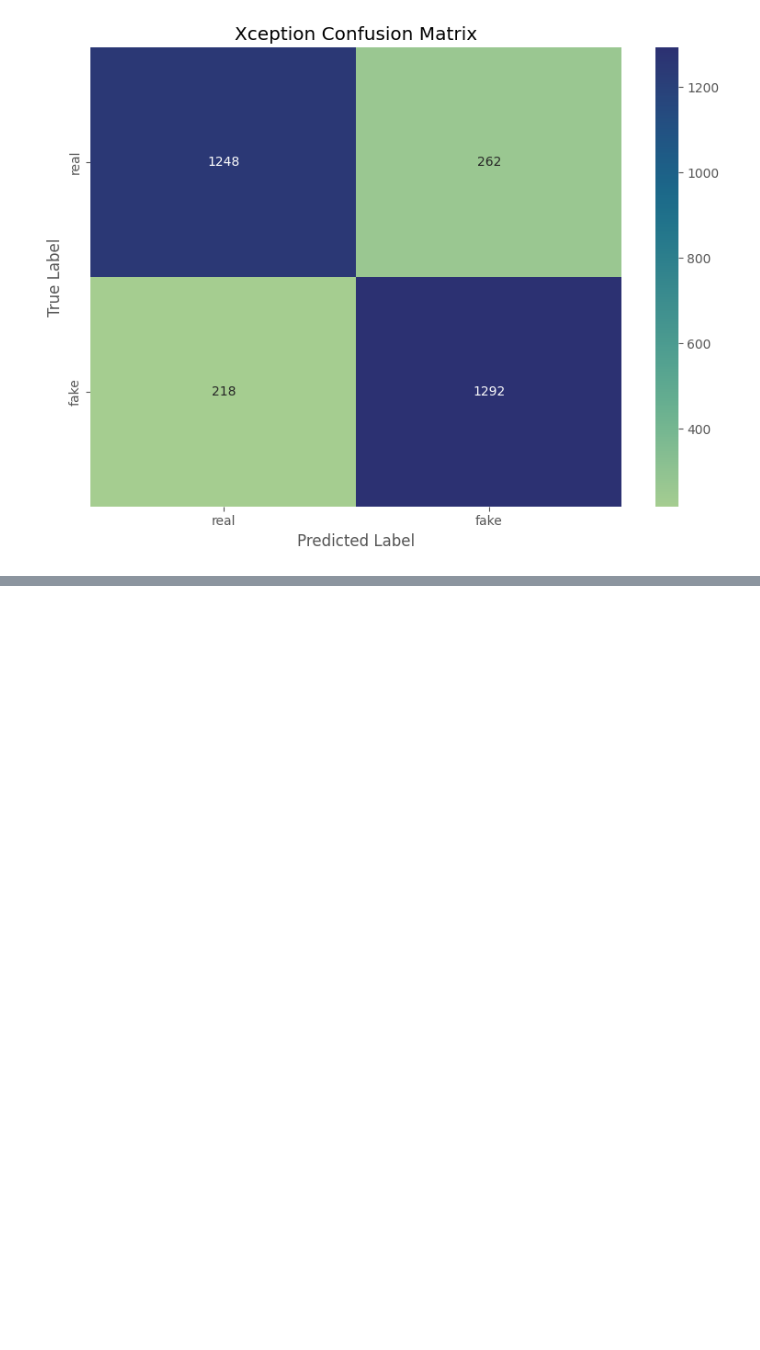
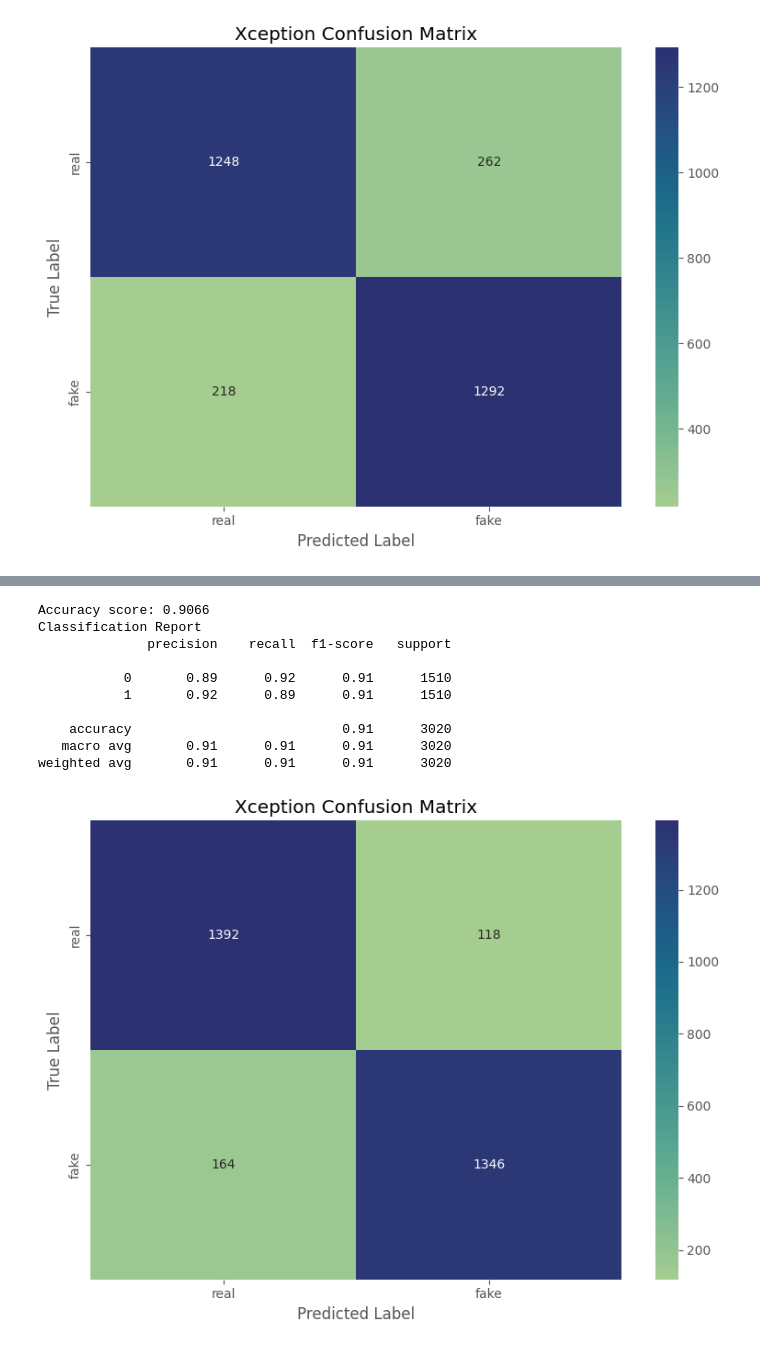
Before and after one commit to DangCongKhai/deep_fake_detection, a Jupyter notebook: notebooks/xception_image_classification.ipynb, the cells around one changed output, grey strips where cells are left out. Saved outputs shown, nothing was run; the diff lists cells and outputs as text; code cells hidden in the pictures; blank space fills up the shorter version.

```diff
--- a/notebooks/xception_image_classification.ipynb
+++ b/notebooks/xception_image_classification.ipynb
@@ -678,0 +802,15 @@ weighted avg       0.84      0.84      0.84      3020
+# %%
+save_path = f"{project_root}/results/{MODEL_NAME}_{TASK_NAME}_augmentation_finetuned_full_model_cfm.png"
+performance(model, test_loader, DEVICE, MODEL_NAME, save_path = save_path)
+# %% [output]
+Accuracy score: 0.9066
+Classification Report
+              precision    recall  f1-score   support
+
+           0       0.89      0.92      0.91      1510
+           1       0.92      0.89      0.91      1510
+
+    accuracy                           0.91      3020
+   macro avg       0.91      0.91      0.91      3020
+weighted avg       0.91      0.91      0.91      3020
+[figure, added]
```
Also changed, not shown: parts of 11 cells of this notebook.
